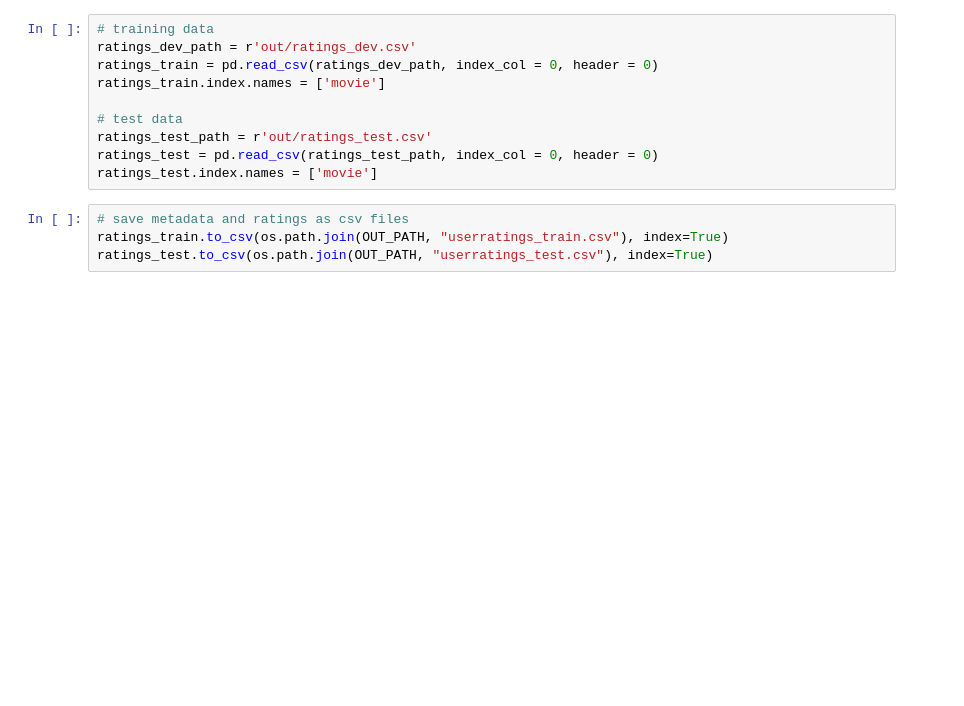
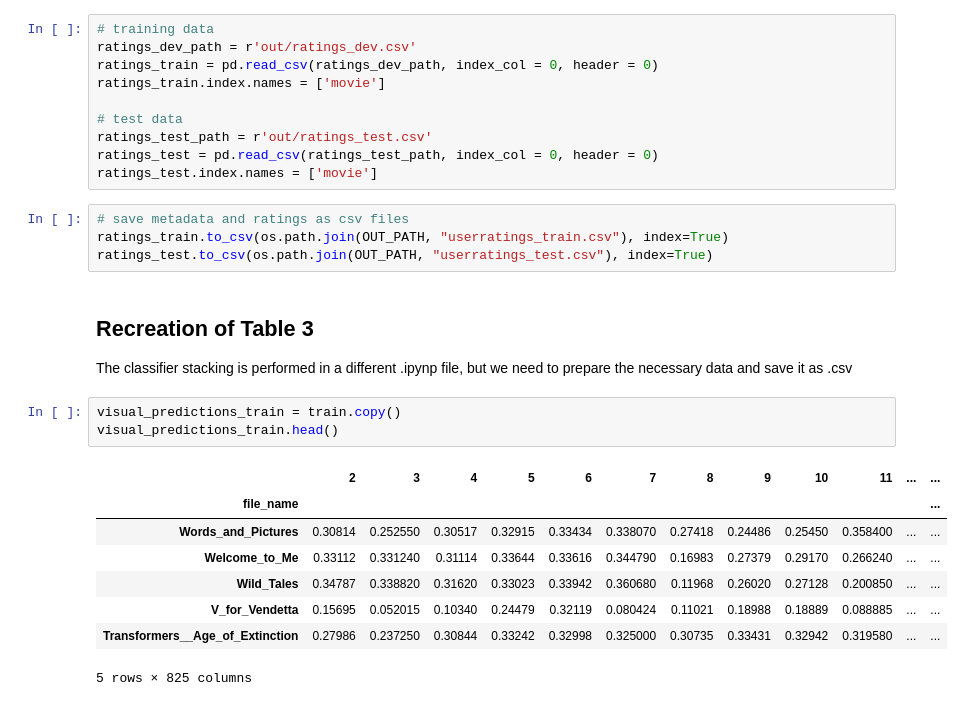
Before and after one commit to mrpip/ExperimentDesign_ex2_CoE, a Jupyter notebook: Visuals.ipynb, the cells around one changed output. Cells and saved outputs as stored; diff of their text form; blank space fills up the shorter version.

```diff
--- a/Visuals.ipynb
+++ b/Visuals.ipynb
@@ -1263,3 +1253,18 @@ ratings_test.index.names = ['movie']
 # save metadata and ratings as csv files
 ratings_train.to_csv(os.path.join(OUT_PATH, "userratings_train.csv"), index=True)
 ratings_test.to_csv(os.path.join(OUT_PATH, "userratings_test.csv"), index=True)
+# %% [markdown]
+## Recreation of Table 3
+The classifier stacking is performed in a different .ipynp file, but we need to prepare the necessary data and save it as .csv
+# %%
+visual_predictions_train = train.copy()
+visual_predictions_train.head()
+# %% [output]
+|  | 2 | 3 | 4 | 5 | 6 | 7 | 8 | 9 | 10 | 11 | ... | ... |
+| file_name |  |  |  |  |  |  |  |  |  |  |  | ... |
+| Words_and_Pictures | 0.30814 | 0.252550 | 0.30517 | 0.32915 | 0.33434 | 0.338070 | 0.27418 | 0.24486 | 0.25450 | 0.358400 | ... | ... |
+| Welcome_to_Me | 0.33112 | 0.331240 | 0.31114 | 0.33644 | 0.33616 | 0.344790 | 0.16983 | 0.27379 | 0.29170 | 0.266240 | ... | ... |
+| Wild_Tales | 0.34787 | 0.338820 | 0.31620 | 0.33023 | 0.33942 | 0.360680 | 0.11968 | 0.26020 | 0.27128 | 0.200850 | ... | ... |
+| V_for_Vendetta | 0.15695 | 0.052015 | 0.10340 | 0.24479 | 0.32119 | 0.080424 | 0.11021 | 0.18988 | 0.18889 | 0.088885 | ... | ... |
+| Transformers__Age_of_Extinction | 0.27986 | 0.237250 | 0.30844 | 0.33242 | 0.32998 | 0.325000 | 0.30735 | 0.33431 | 0.32942 | 0.319580 | ... | ... |
+5 rows × 825 columns
```
Also changed, not shown: parts of 48 cells of this notebook, 9 other files.
